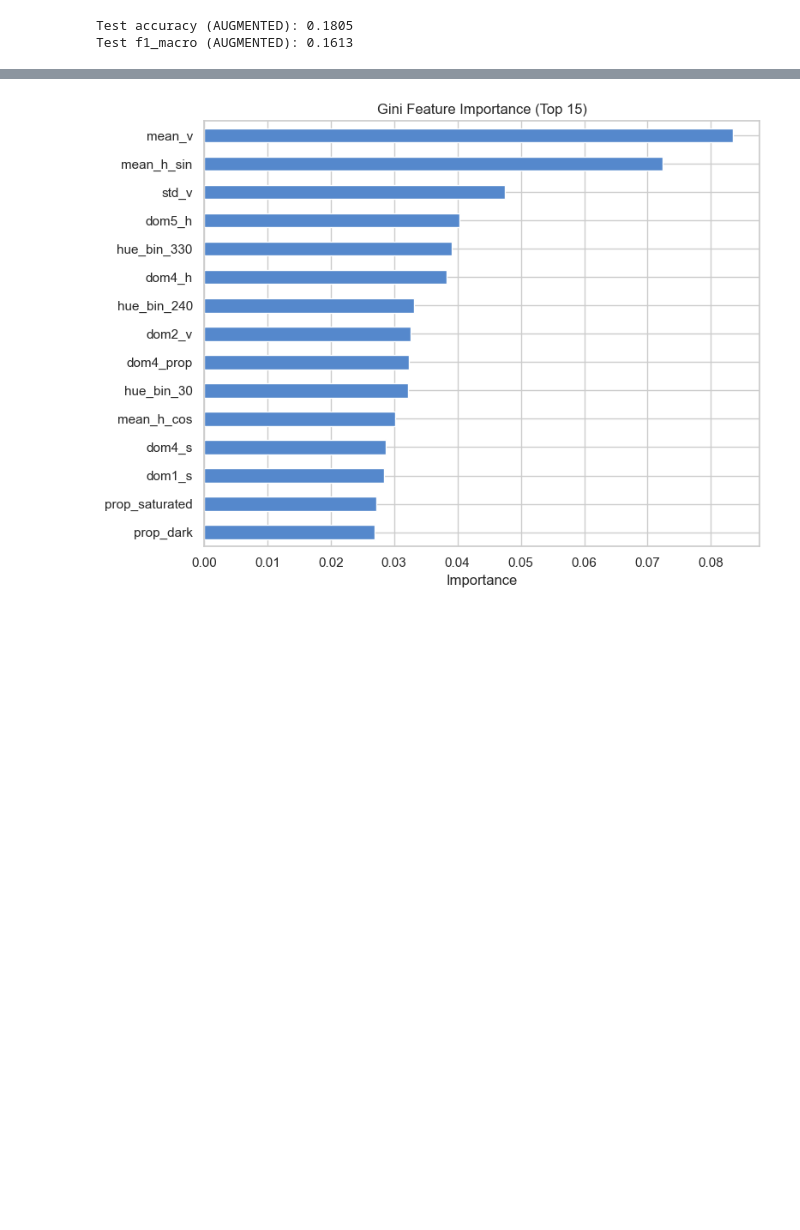
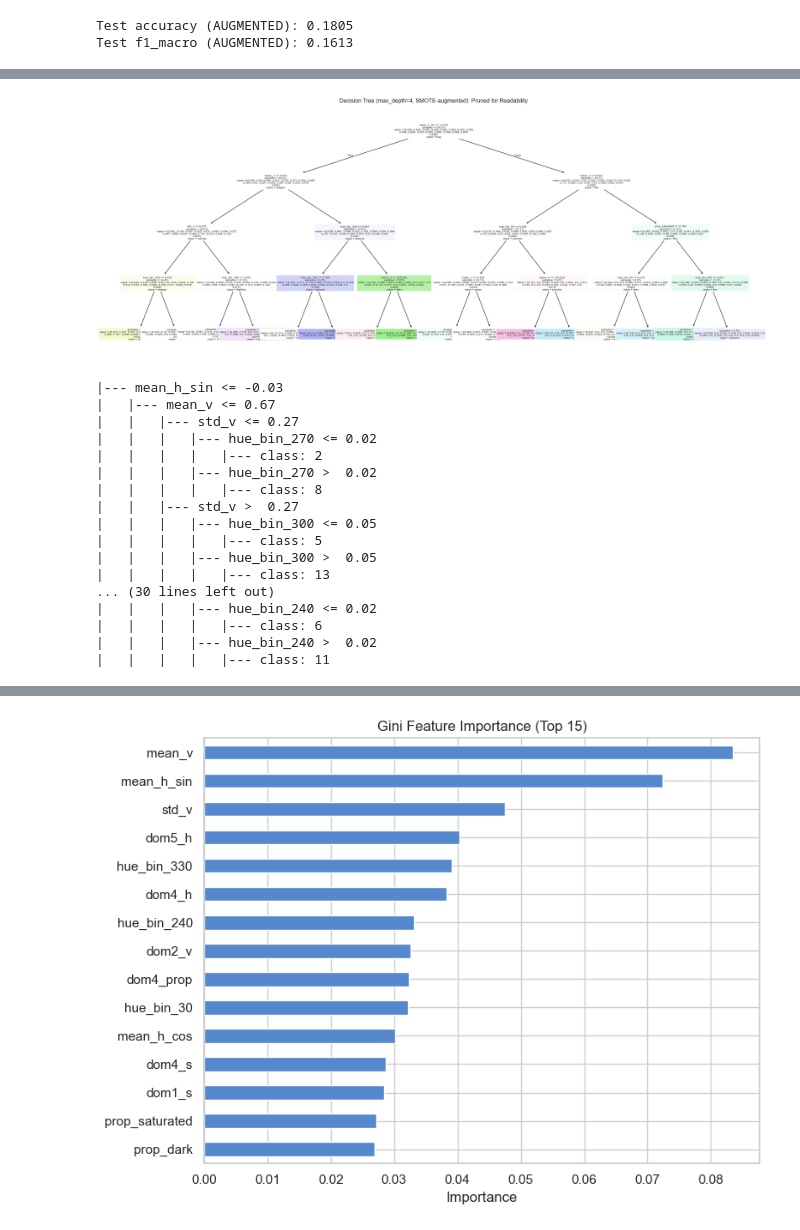
Before and after one commit to JuanDiegoGallego/mlx, a Jupyter notebook: notebooks/1_decision_tree_augmented.ipynb, the cells around one changed output, grey strips where cells are left out. Drawn from its saved outputs; the diff is of its cells as text; code cells hidden in the pictures; blank space fills up the shorter version.

```diff
--- a/notebooks/1_decision_tree_augmented.ipynb
+++ b/notebooks/1_decision_tree_augmented.ipynb
@@ -331,0 +324,49 @@ Esta sección aplica técnicas de XAI al modelo de Árbol de Decisión aumentado
+# %%
+# Shallow readable tree (same criterion as best model, depth capped for readability)
+from sklearn.tree import DecisionTreeClassifier, plot_tree, export_text
+
+dt_shallow = DecisionTreeClassifier(
+    max_depth=4,
+    class_weight="balanced",
+    criterion=grid_search.best_params_["criterion"],
+    random_state=42,
+)
+dt_shallow.fit(X_train_sm, y_train_sm)
+
+fig, ax = plt.subplots(figsize=(20, 8))
+plot_tree(
+    dt_shallow,
+    feature_names=feature_cols,
+    class_names=[int_to_type[i] for i in sorted(int_to_type)],
+    filled=True,
+    rounded=True,
+    fontsize=6,
+    ax=ax,
+    impurity=False,
+    proportion=True,
+)
+ax.set_title("Decision Tree (max_depth=4, SMOTE-augmented): Pruned for Readability")
+plt.tight_layout()
+plt.show()
+
+# Text representation of top rules
+print(export_text(dt_shallow, feature_names=feature_cols, max_depth=3))
+# %% [output]
+[figure, added]
+|--- mean_h_sin <= -0.03
+|   |--- mean_v <= 0.67
+|   |   |--- std_v <= 0.27
+|   |   |   |--- hue_bin_270 <= 0.02
+|   |   |   |   |--- class: 2
+|   |   |   |--- hue_bin_270 >  0.02
+|   |   |   |   |--- class: 8
+|   |   |--- std_v >  0.27
+|   |   |   |--- hue_bin_300 <= 0.05
+|   |   |   |   |--- class: 5
+|   |   |   |--- hue_bin_300 >  0.05
+|   |   |   |   |--- class: 13
+... (30 lines left out)
+|   |   |   |--- hue_bin_240 <= 0.02
+|   |   |   |   |--- class: 6
+|   |   |   |--- hue_bin_240 >  0.02
+|   |   |   |   |--- class: 11
```
Also changed, not shown: parts of 34 cells of this notebook.
